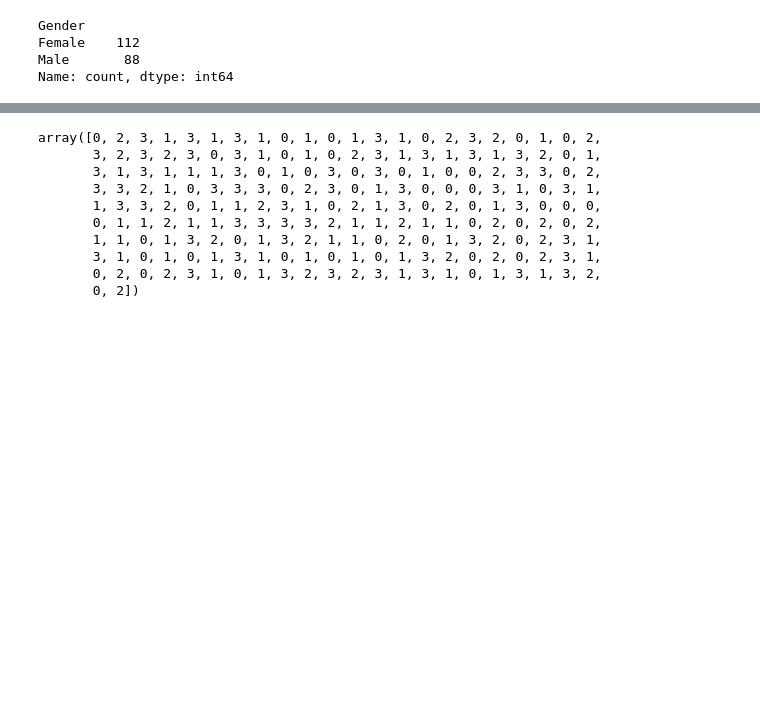
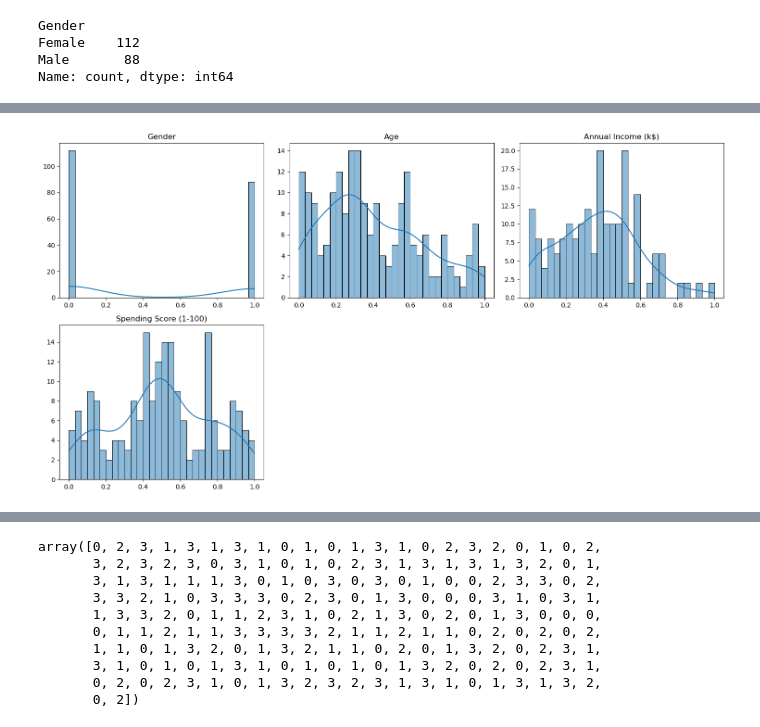
Before and after one commit to atilsamancioglu/MachineLearningNotebooks, a Jupyter notebook: 27-HierarchicalClustering.ipynb, the cells around one changed output, grey strips where cells are left out. Cells and saved outputs as stored; diff of their text form; code cells hidden in the pictures; blank space fills up the shorter version.

```diff
--- a/27-HierarchicalClustering.ipynb
+++ b/27-HierarchicalClustering.ipynb
@@ -116,0 +118,4 @@ plt.show()
+# %%
+plot_all_histograms(df)
+# %% [output]
+[figure, added]
```
Also changed, not shown: parts of 36 cells of this notebook.
